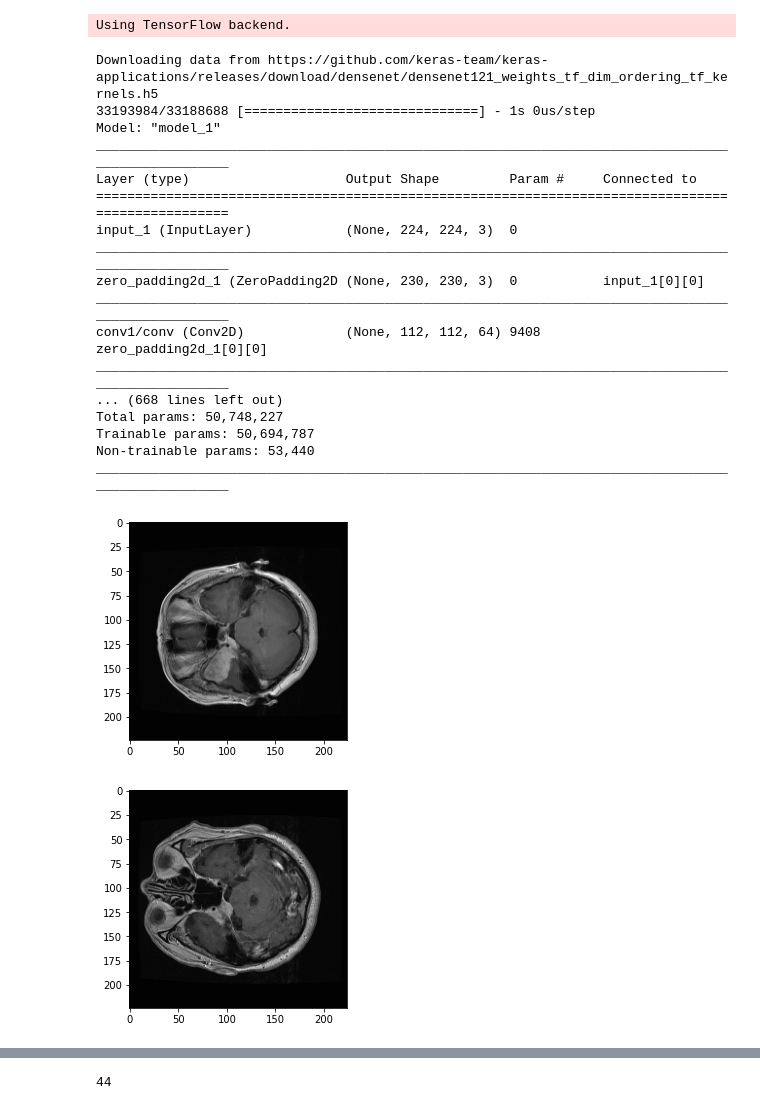
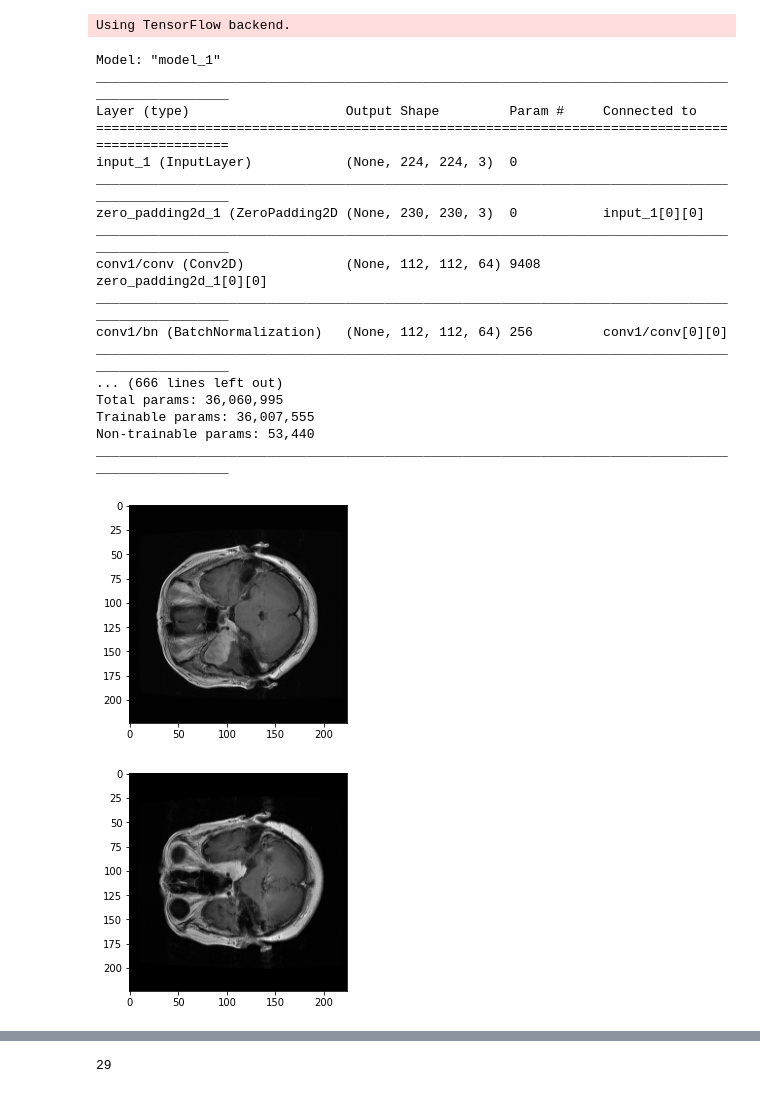
Before and after one commit to greyhound101/internship, a Jupyter notebook: multihead_final_deeper_diferent_2.ipynb, the cells around one changed output, grey strips where cells are left out. Cells and saved outputs as stored; diff of their text form; code cells hidden in the pictures.

```diff
--- a/multihead_final_deeper_diferent_2.ipynb
+++ b/multihead_final_deeper_diferent_2.ipynb
@@ -185,7 +181,7 @@ class abc(keras.layers.Layer):
                 name='%s_bk' % self.name,
             )
         self.Wv = self.add_weight(
-            shape=(int(v[-1]), self.q_k),
+            shape=(int(v[-1]), feature_dim),
             initializer=self.kernel_initializer,
             regularizer=self.kernel_regularizer,
             constraint=self.kernel_constraint,
@@ -193,14 +189,14 @@ class abc(keras.layers.Layer):
         )
         if self.use_bias:
             self.bv = self.add_weight(
-                shape=(self.q_k,),
+                shape=(feature_dim,),
                 initializer=self.bias_initializer,
                 regularizer=self.bias_regularizer,
                 constraint=self.bias_constraint,
                 name='%s_bv' % self.name,
             )
         self.Wo = self.add_weight(
-            shape=(self.q_k, feature_dim),
+            shape=(feature_dim, feature_dim),
             initializer=self.kernel_initializer,
             regularizer=self.kernel_regularizer,
             constraint=self.kernel_constraint,
@@ -272,7 +268,7 @@ class abc(keras.layers.Layer):
         def scaled_dot_product_attention(inputs):
           query, key, value = inputs
           feature_dim = K.shape(query)[-1]
-          e = K.batch_dot(query, key, axes=2) / K.sqrt(K.cast(feature_dim, dtype=K.floatx()))
+          e = K.batch_dot(query, key, axes=2) / K.sqrt(K.cast(self.q_k, dtype=K.floatx()))
           intensity = e
           e = K.exp(e - K.max(e, axis=-1, keepdims=True))
           attention = e / K.sum(e, axis=-1, keepdims=True)
@@ -313,8 +309,6 @@ def load_model(n_head=8,d_k=256,):
 mod=load_model()
 mod.summary()
 # %% [output]
-Downloading data from https://github.com/keras-team/keras-applications/releases/download/densenet/densenet121_weights_tf_dim_ordering_tf_kernels.h5
-33193984/33188688 [==============================] - 1s 0us/step
 Model: "model_1"
 __________________________________________________________________________________________________
 Layer (type)                    Output Shape         Param #     Connected to
@@ -325,9 +319,11 @@ zero_padding2d_1 (ZeroPadding2D (None, 230, 230, 3)  0           input_1[0][0]
 __________________________________________________________________________________________________
 conv1/conv (Conv2D)             (None, 112, 112, 64) 9408        zero_padding2d_1[0][0]
 __________________________________________________________________________________________________
-... (668 lines left out)
-Total params: 50,748,227
-Trainable params: 50,694,787
+conv1/bn (BatchNormalization)   (None, 112, 112, 64) 256         conv1/conv[0][0]
+__________________________________________________________________________________________________
+... (666 lines left out)
+Total params: 36,060,995
+Trainable params: 36,007,555
 Non-trainable params: 53,440
 __________________________________________________________________________________________________
 # %%
@@ -418,7 +414,7 @@ times_last={}
         for ky in data.keys():
             dk[ky].extend(data[ky])
     return dk
-  index=3
+  index=2
   epoch=50
   pre_acc=0
   best=0
@@ -455,9 +451,8 @@ times_last={}
   #fitting the model
   #timing
   start=time.time()
-  for i in range(epoch):
-      hist=model.fit_generator(train_data,epochs=1,steps_per_epoch=ln//4,validation_data=(tst_x,pd.get_dummies(tst_y).values))
-      history_last[fold]=upd(history_last[fold],hist.history)
+  hist=model.fit_generator(train_data,epochs=50,steps_per_epoch=ln//4)
+  history_last[fold]=upd(history_last[fold],hist.history)
 
   end=time.time()
   times_last[fold]=end-start
@@ -475,31 +470,31 @@ times_last={}
 
 
 
   #getting the accuracy
   new_acc=accuracy_score(pre,tst_y)
 
 
 
 
   #storing the predictions
   final_accuracy_last[fold]=new_acc
 
 
 
 
 
 
 
 
   #storing the answers
   answers_last[fold]=tst_y
 
 
 
 
   #freeing memory
   del([tst_x,tst_y])
   gc.collect()
 # %% [output]
 [figure]
-[figure, old version]
+[figure, new version]
@@ -523,4 +518,4 @@ Epoch 1/1
-44
+29
 # %%
 plt.plot(history_last[fold]['loss'])
 # %% [output]
```
Also changed, not shown: parts of 5 cells of this notebook.
